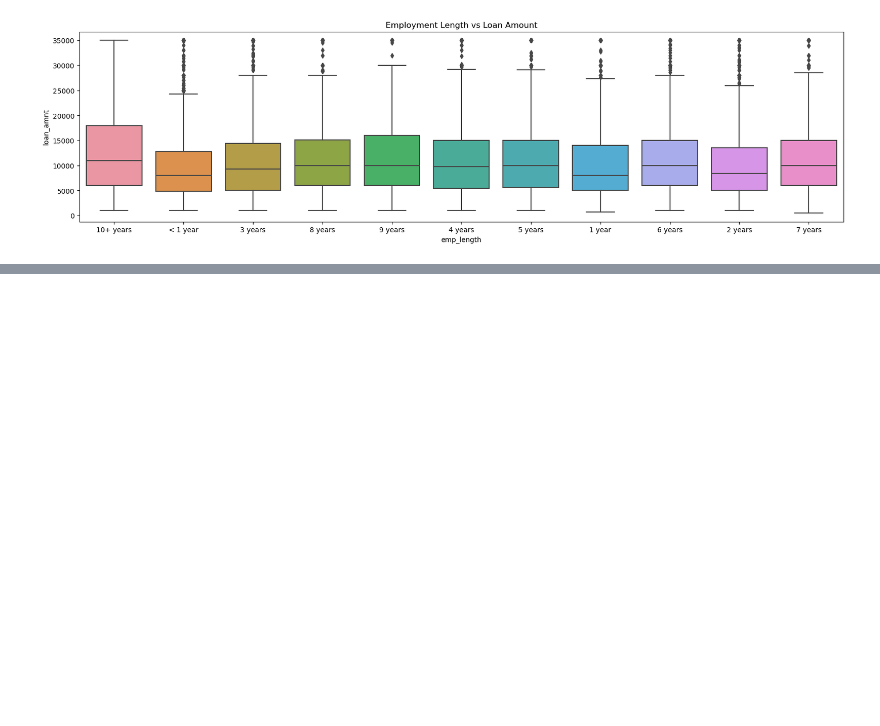
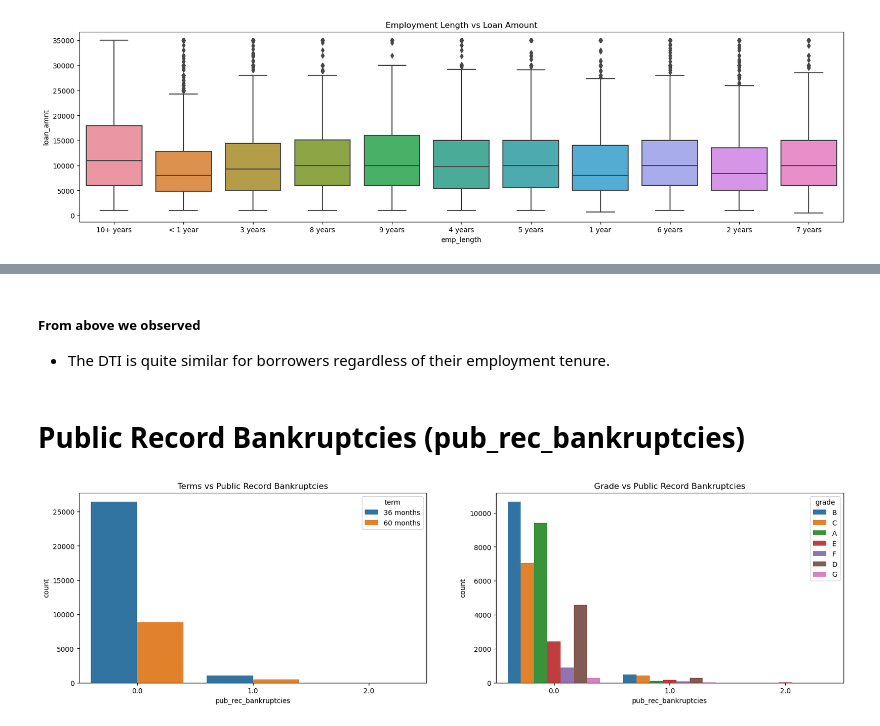
Before and after one commit to SanjayaKumarSahoo/lending-club-case-study, a Jupyter notebook: Group_Facilitator_Name.ipynb, the cells around one changed output, grey strips where cells are left out. Drawn from its saved outputs; the diff is of its cells as text; code cells hidden in the pictures; blank space fills up the shorter version.

Commit message:
Segemented univariate analysis for pub_rec_bankruptcies, inquirt etc..

```diff
--- a/Group_Facilitator_Name.ipynb
+++ b/Group_Facilitator_Name.ipynb
@@ -1229,0 +1225,16 @@ plt.show()
+# %% [markdown]
+##### From above we observed
+- The DTI is quite similar for borrowers regardless of their employment tenure.
+# %% [markdown]
+# Public Record  Bankruptcies (pub_rec_bankruptcies)
+# %%
+plt.figure(figsize=(20,5))
+plt.subplot(121)
+sns.countplot(x = 'pub_rec_bankruptcies', hue='term', data=loan)
+plt.title('Terms vs Public Record Bankruptcies')
+plt.subplot(122)
+plt.title('Grade vs Public Record Bankruptcies')
+sns.countplot(x = 'pub_rec_bankruptcies', hue='grade', data=loan)
+plt.show()
+# %% [output]
+[figure, added]
```
Also changed, not shown: parts of 95 cells of this notebook.
